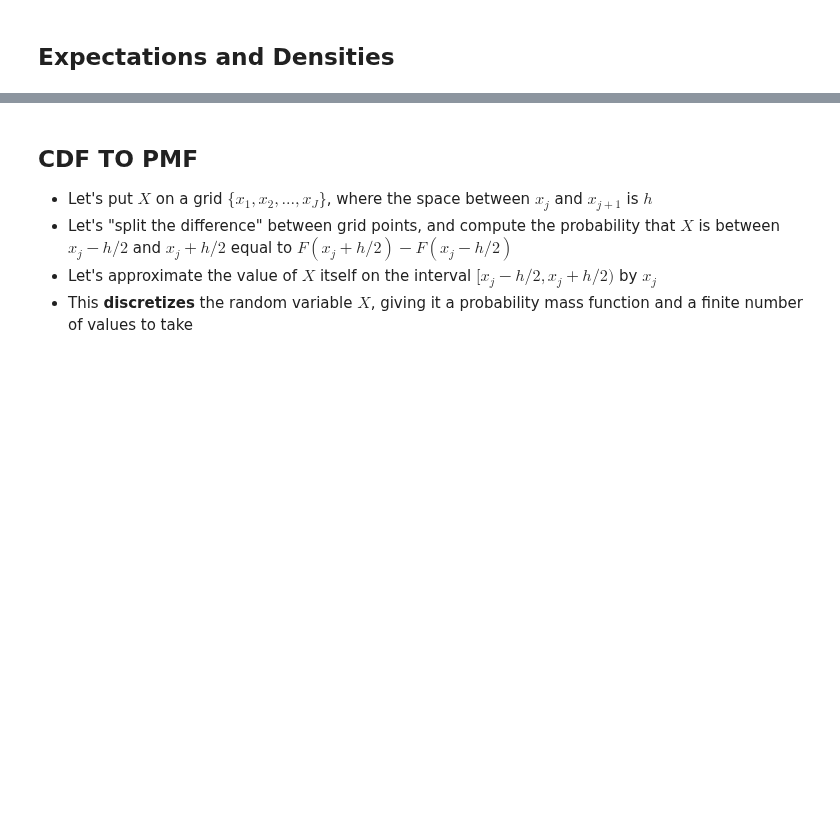
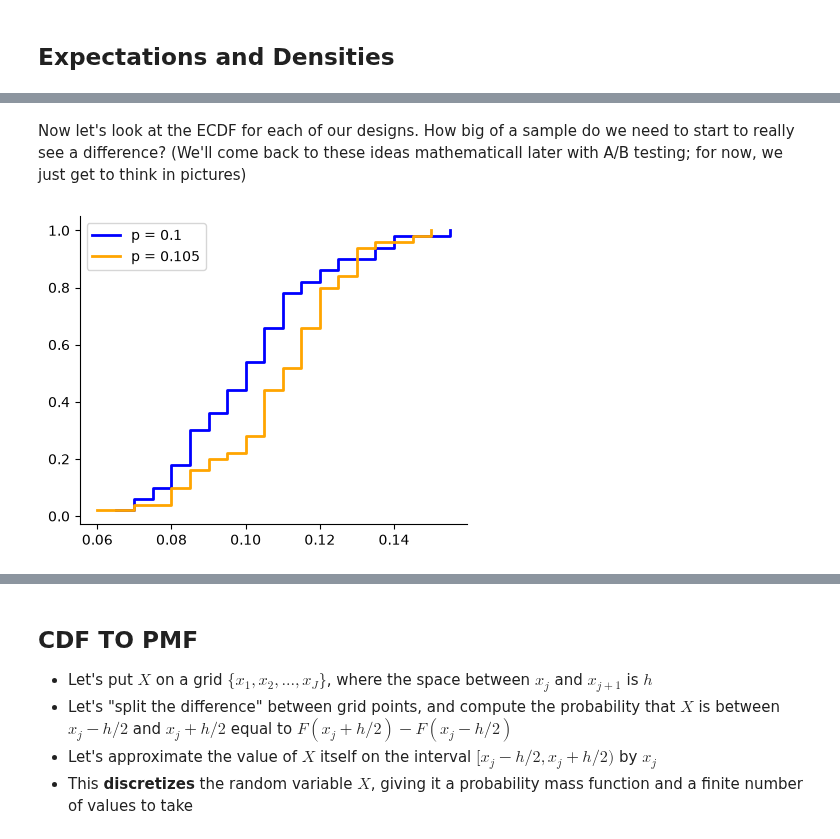
Before and after one commit to HSweazey/UU_F26_templates, a Jupyter notebook: Week04/cdf_and_pdf.ipynb, the cells around one changed output, grey strips where cells are left out. Saved outputs shown, nothing was run; the diff lists cells and outputs as text; code cells hidden in the pictures; blank space fills up the shorter version.

```diff
--- a/Week04/cdf_and_pdf.ipynb
+++ b/Week04/cdf_and_pdf.ipynb
@@ -6,0 +165,26 @@
+# %% [markdown]
+Now let's look at the ECDF for each of our designs. How big of a sample do we need to start to really see a difference? (We'll come back to these ideas mathematicall later with A/B testing; for now, we just get to think in pictures)
+# %%
+N = 200 # each sample has 200 people who clicked or didn't click
+B = 50 # 50 samples
+
+pA = 0.1
+pB = 0.105
+fig, ax = plt.subplots(figsize=(5, 4))
+
+#### N bernoulli trials, with p = p_A, repeated for B samples.
+# rng.binomial will return the number of successes in N trials for
+# each of the B samples.
+counts = rng.binomial(N, pA, size=B)
+p_hat_A = counts / N
+x, y = ecdf_xy(p_hat_A)
+ax.step(x, y, where='post', color='blue', lw=2, label=f"p = {pA}")
+
+counts = rng.binomial(N, pB, size=B)
+p_hat_B = counts / N
+x, y = ecdf_xy(p_hat_B)
+ax.step(x, y, where='post', color='orange', lw=2, label=f"p = {pB}")
+ax.legend()
+plt.show()
+# %% [output]
+[figure, added]
```
Also changed, not shown: parts of 26 cells of this notebook, 3 other files.
